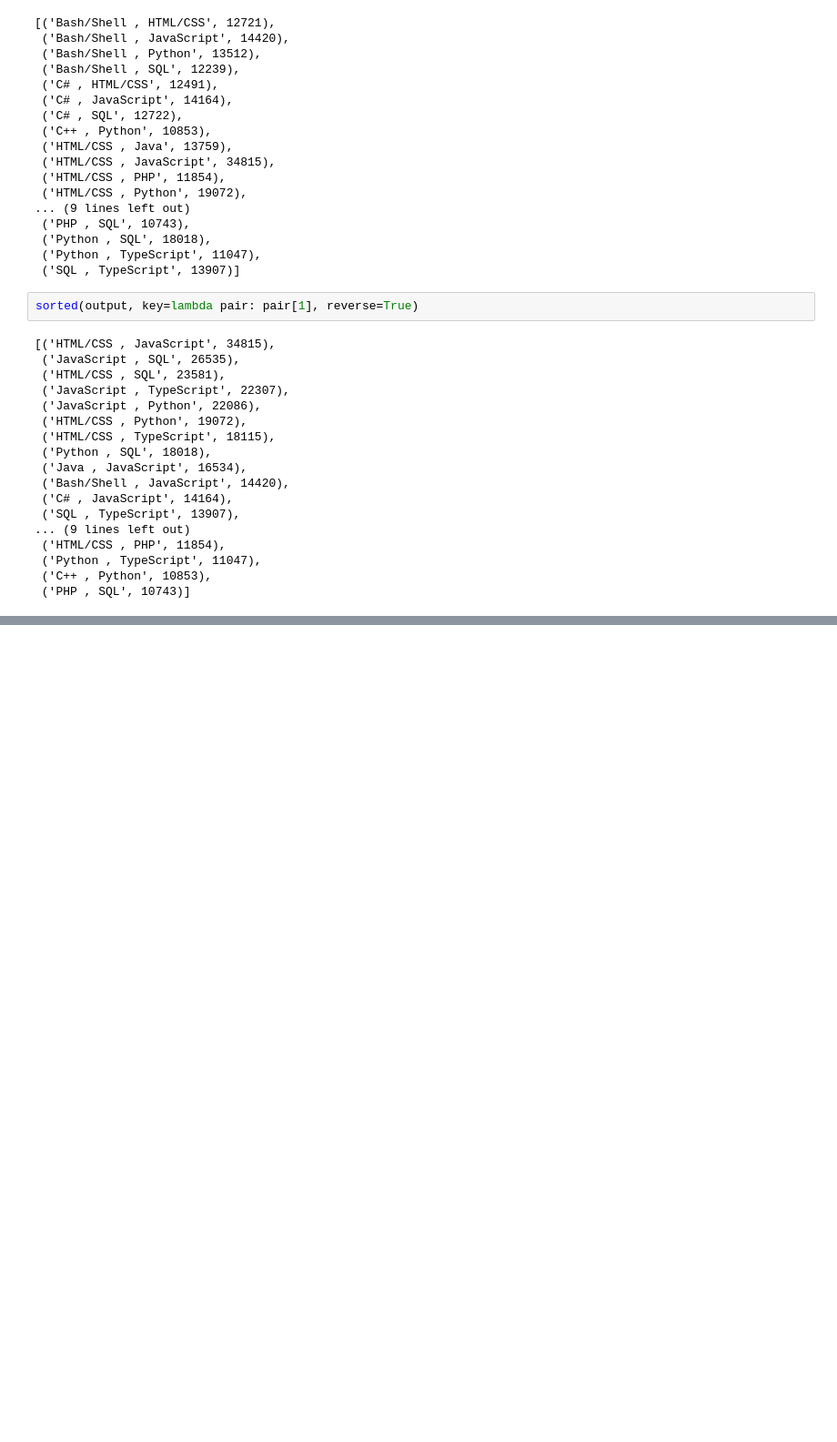
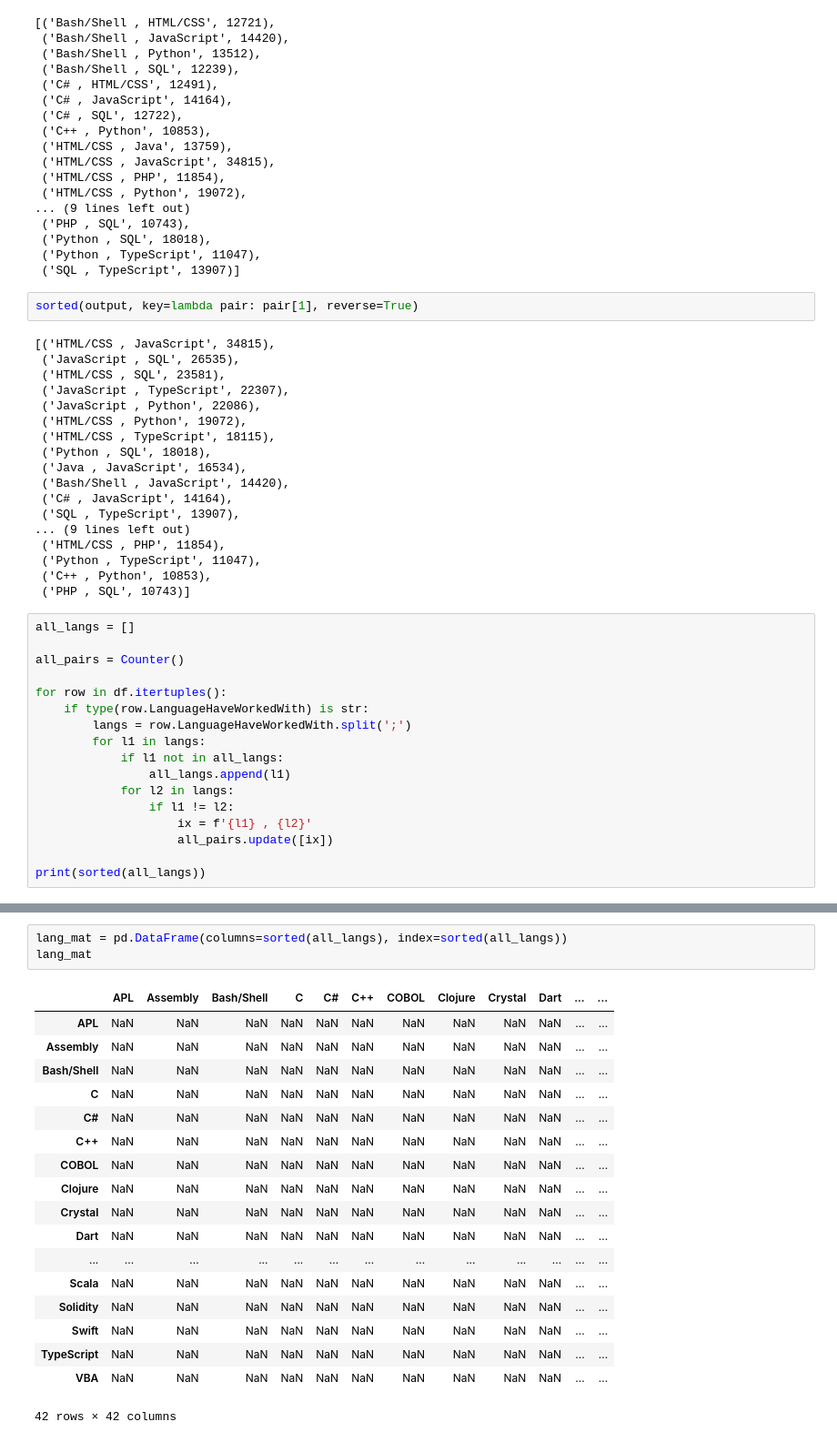
Before and after one commit to VictorSago/AWFinal5, a Jupyter notebook: scratch/tk_clustering.ipynb, the cells around one changed output, grey strips where cells are left out. Shown at 91% size. Saved outputs shown, nothing was run; the diff lists cells and outputs as text; blank space fills up the shorter version.

Commit message:
Languages pairing matrix complete

```diff
--- a/scratch/tk_clustering.ipynb
+++ b/scratch/tk_clustering.ipynb
@@ -159,3 +159,20 @@ sorted(output, key=lambda pair: pair[1], reverse=True)
  ('Python , TypeScript', 11047),
  ('C++ , Python', 10853),
  ('PHP , SQL', 10743)]
+# %%
+all_langs = []
+
+all_pairs = Counter()
+
+for row in df.itertuples():
+    if type(row.LanguageHaveWorkedWith) is str:
+        langs = row.LanguageHaveWorkedWith.split(';')
+        for l1 in langs:
+            if l1 not in all_langs:
+                all_langs.append(l1)
+            for l2 in langs:
+                if l1 != l2:
+                    ix = f'{l1} , {l2}'
+                    all_pairs.update([ix])
+
+print(sorted(all_langs))
@@ -161,0 +205,22 @@ sorted(output, key=lambda pair: pair[1], reverse=True)
+# %%
+lang_mat = pd.DataFrame(columns=sorted(all_langs), index=sorted(all_langs))
+lang_mat
+# %% [output]
+|  | APL | Assembly | Bash/Shell | C | C# | C++ | COBOL | Clojure | Crystal | Dart | ... | ... |
+| APL | NaN | NaN | NaN | NaN | NaN | NaN | NaN | NaN | NaN | NaN | ... | ... |
+| Assembly | NaN | NaN | NaN | NaN | NaN | NaN | NaN | NaN | NaN | NaN | ... | ... |
+| Bash/Shell | NaN | NaN | NaN | NaN | NaN | NaN | NaN | NaN | NaN | NaN | ... | ... |
+| C | NaN | NaN | NaN | NaN | NaN | NaN | NaN | NaN | NaN | NaN | ... | ... |
+| C# | NaN | NaN | NaN | NaN | NaN | NaN | NaN | NaN | NaN | NaN | ... | ... |
+| C++ | NaN | NaN | NaN | NaN | NaN | NaN | NaN | NaN | NaN | NaN | ... | ... |
+| COBOL | NaN | NaN | NaN | NaN | NaN | NaN | NaN | NaN | NaN | NaN | ... | ... |
+| Clojure | NaN | NaN | NaN | NaN | NaN | NaN | NaN | NaN | NaN | NaN | ... | ... |
+| Crystal | NaN | NaN | NaN | NaN | NaN | NaN | NaN | NaN | NaN | NaN | ... | ... |
+| Dart | NaN | NaN | NaN | NaN | NaN | NaN | NaN | NaN | NaN | NaN | ... | ... |
+| ... | ... | ... | ... | ... | ... | ... | ... | ... | ... | ... | ... | ... |
+| Scala | NaN | NaN | NaN | NaN | NaN | NaN | NaN | NaN | NaN | NaN | ... | ... |
+| Solidity | NaN | NaN | NaN | NaN | NaN | NaN | NaN | NaN | NaN | NaN | ... | ... |
+| Swift | NaN | NaN | NaN | NaN | NaN | NaN | NaN | NaN | NaN | NaN | ... | ... |
+| TypeScript | NaN | NaN | NaN | NaN | NaN | NaN | NaN | NaN | NaN | NaN | ... | ... |
+| VBA | NaN | NaN | NaN | NaN | NaN | NaN | NaN | NaN | NaN | NaN | ... | ... |
+42 rows × 42 columns
```
Also changed, not shown: parts of 14 cells of this notebook, 5 other files.
